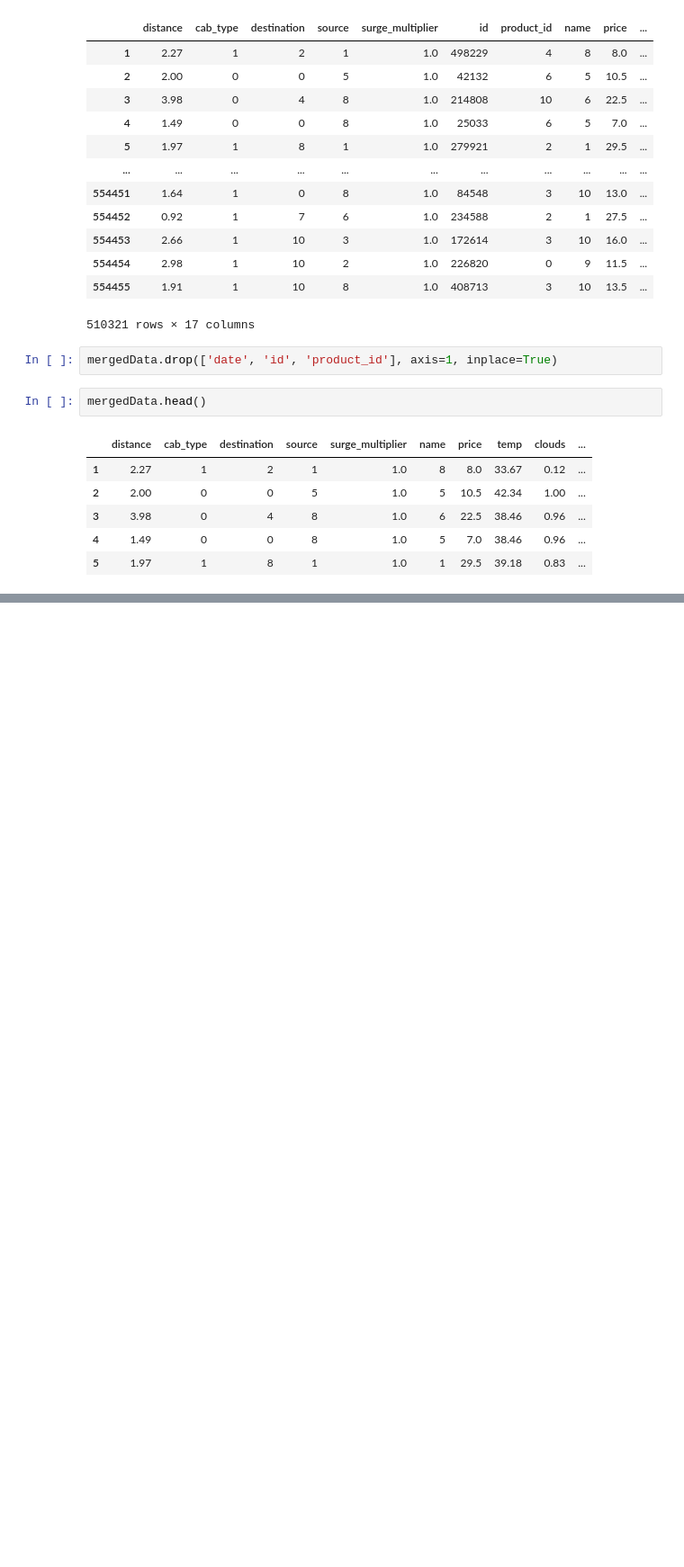
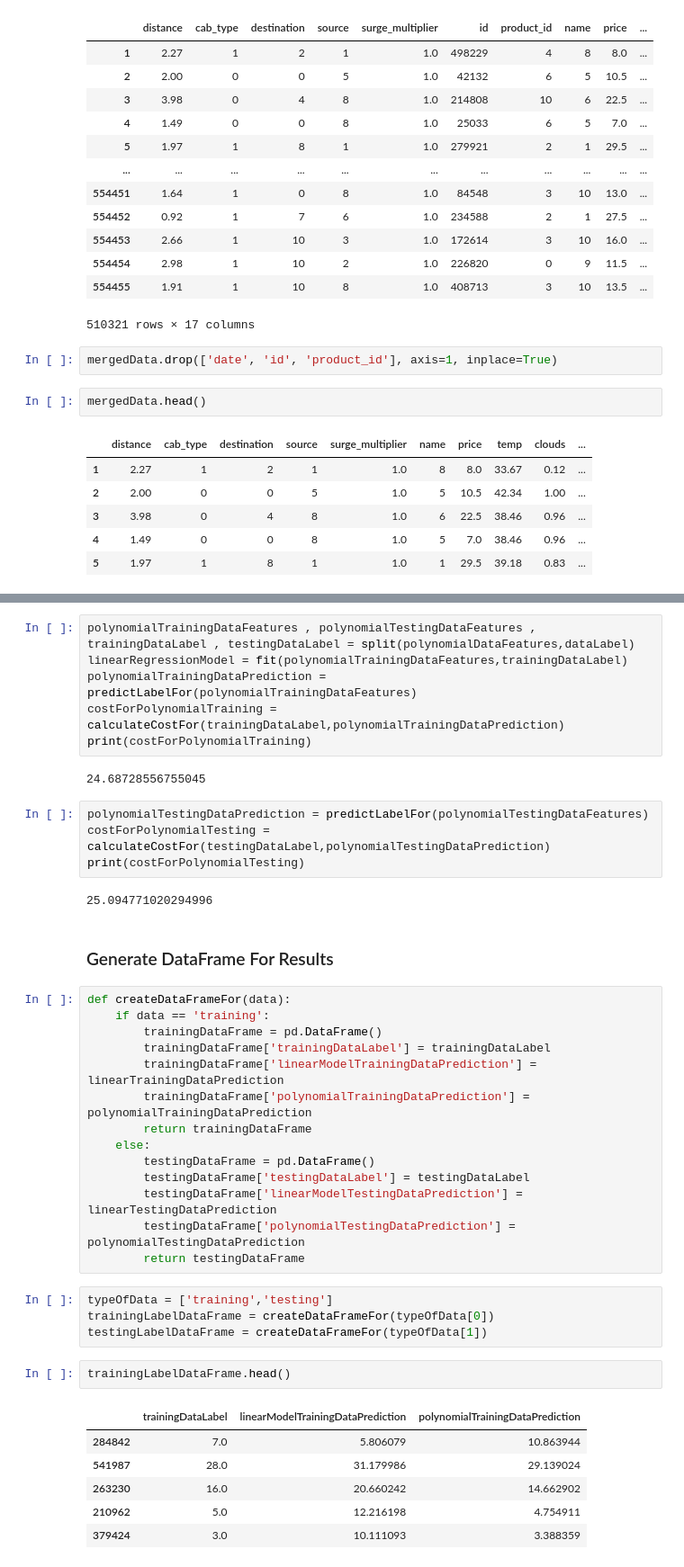
Before and after one commit to aymanmostafa11/Taxi-Ride-Fare-Prediction, a Jupyter notebook: ML Project.ipynb, the cells around one changed output, grey strips where cells are left out. Shown at 90% size. Cells and saved outputs as stored; diff of their text form; blank space fills up the shorter version.

Commit message:
updated with model

```diff
--- a/ML Project.ipynb
+++ b/ML Project.ipynb
@@ -351,0 +427,43 @@ mergedData.head()
+# %%
+polynomialTrainingDataFeatures , polynomialTestingDataFeatures , trainingDataLabel , testingDataLabel = split(polynomialDataFeatures,dataLabel)
+linearRegressionModel = fit(polynomialTrainingDataFeatures,trainingDataLabel)
+polynomialTrainingDataPrediction = predictLabelFor(polynomialTrainingDataFeatures)
+costForPolynomialTraining = calculateCostFor(trainingDataLabel,polynomialTrainingDataPrediction)
+print(costForPolynomialTraining)
+# %% [output]
+24.68728556755045
+# %%
+polynomialTestingDataPrediction = predictLabelFor(polynomialTestingDataFeatures)
+costForPolynomialTesting = calculateCostFor(testingDataLabel,polynomialTestingDataPrediction)
+print(costForPolynomialTesting)
+# %% [output]
+25.094771020294996
+# %% [markdown]
+### Generate DataFrame For Results
+# %%
+def createDataFrameFor(data):
+    if data == 'training':
+        trainingDataFrame = pd.DataFrame()
+        trainingDataFrame['trainingDataLabel'] = trainingDataLabel
+        trainingDataFrame['linearModelTrainingDataPrediction'] = linearTrainingDataPrediction
+        trainingDataFrame['polynomialTrainingDataPrediction'] = polynomialTrainingDataPrediction
+        return trainingDataFrame
+    else:
+        testingDataFrame = pd.DataFrame()
+        testingDataFrame['testingDataLabel'] = testingDataLabel
+        testingDataFrame['linearModelTestingDataPrediction'] = linearTestingDataPrediction
+        testingDataFrame['polynomialTestingDataPrediction'] = polynomialTestingDataPrediction
+        return testingDataFrame
+# %%
+typeOfData = ['training','testing']
+trainingLabelDataFrame = createDataFrameFor(typeOfData[0])
+testingLabelDataFrame = createDataFrameFor(typeOfData[1])
+# %%
+trainingLabelDataFrame.head()
+# %% [output]
+|  | trainingDataLabel | linearModelTrainingDataPrediction | polynomialTrainingDataPrediction |
+| 284842 | 7.0 | 5.806079 | 10.863944 |
+| 541987 | 28.0 | 31.179986 | 29.139024 |
+| 263230 | 16.0 | 20.660242 | 14.662902 |
+| 210962 | 5.0 | 12.216198 | 4.754911 |
+| 379424 | 3.0 | 10.111093 | 3.388359 |
```
Also changed, not shown: parts of 23 cells of this notebook.
